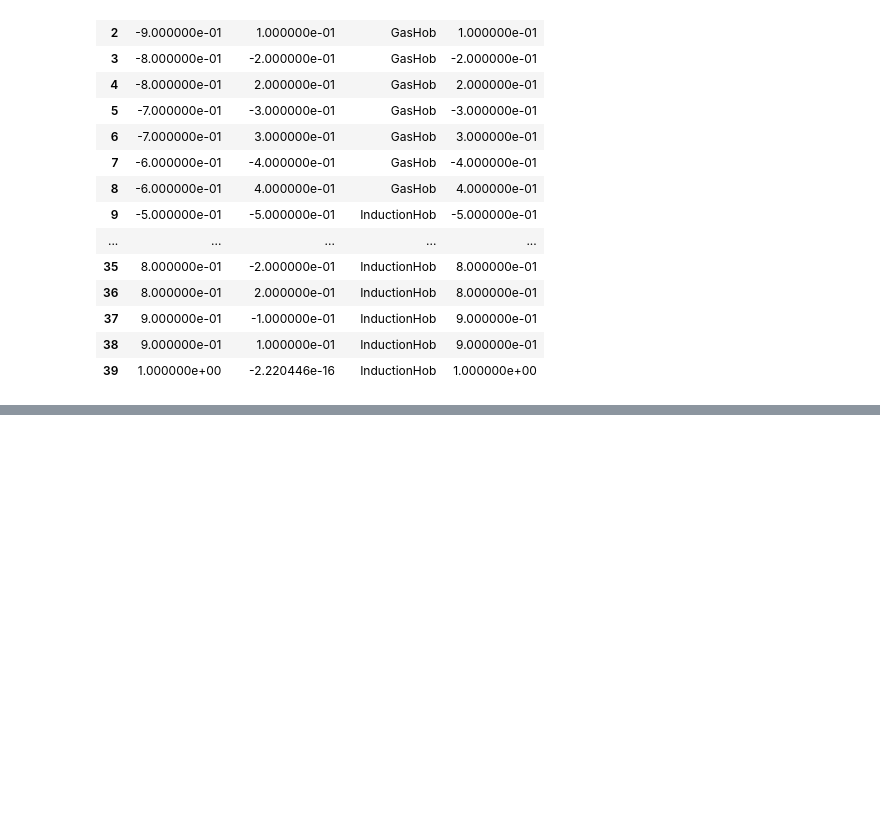
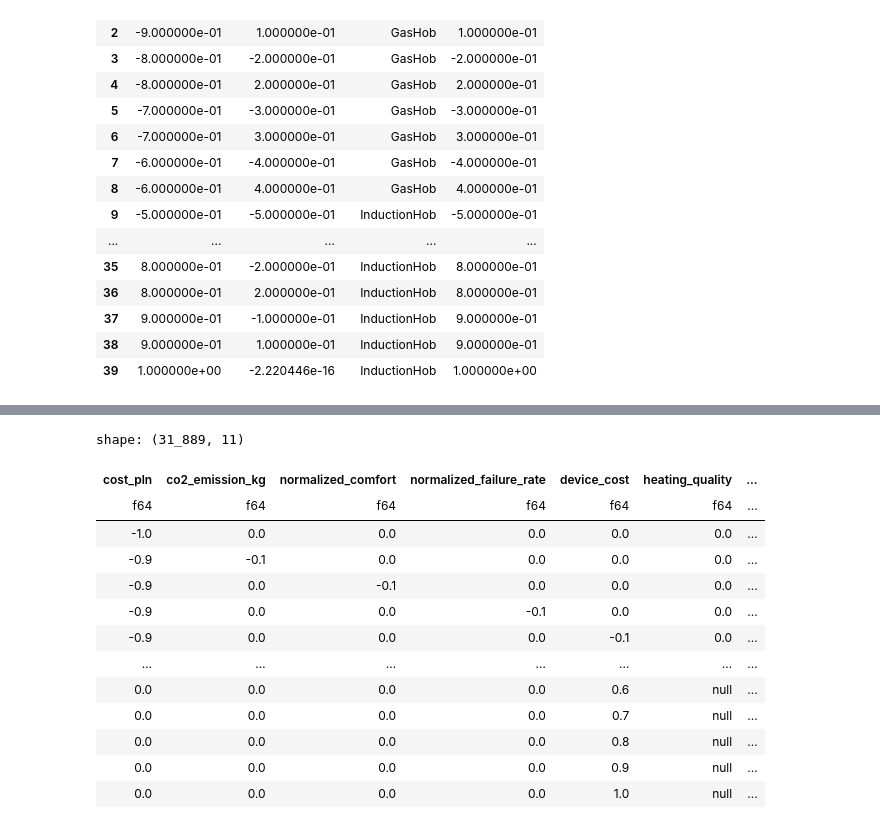
Before and after one commit to JSlusarek/Projekt-Dyplomowy-ISSI-Jan-lusarek-Kacper-Gruca, a Jupyter notebook: working_dir/code/simulator_prototype_JS.ipynb, the cells around one changed output, grey strips where cells are left out. Drawn from its saved outputs; the diff is of its cells as text; code cells hidden in the pictures; blank space fills up the shorter version.

```diff
--- a/working_dir/code/simulator_prototype_JS.ipynb
+++ b/working_dir/code/simulator_prototype_JS.ipynb
@@ -529,0 +544,35 @@ shape: (40, 4)
+# %%
+# Lista kolumn destymulant
+destymulanty = ["co2_emission_kg", "normalized_comfort", "normalized_failure_rate","cost_pln"]
+
+# Filtr: usuń wiersze z dodatnimi wartościami destymulant
+mask_destymulanty = pl.any_horizontal([pl.col(c) > 0 for c in destymulanty])
+
+# Filtr: usuń wiersze, gdzie unique_parameter (jeśli ustalony) ma wartość < 0
+# Sprawdzamy dla heating/cooling/... czy są unikalne i < 0
+quality_cols = ["heating_quality", "cooling_quality", "cooking_quality", "computing_quality"]
+
+# Maska: jeśli dana jakość jest jedyną nie-null i < 0, to usuń
+negative_stymulant_mask = pl.any_horizontal([
+    (pl.col(q).is_not_null() & (pl.col(q) < 0)) for q in quality_cols
+])
+
+# Zastosuj oba filtry
+df_filtered = df_merged.filter(~mask_destymulanty & ~negative_stymulant_mask)
+# %%
+df_filtered
+# %% [output]
+shape: (31_889, 11)
+| cost_pln | co2_emission_kg | normalized_comfort | normalized_failure_rate | device_cost | heating_quality | ... |
+| f64 | f64 | f64 | f64 | f64 | f64 | ... |
+| -1.0 | 0.0 | 0.0 | 0.0 | 0.0 | 0.0 | ... |
+| -0.9 | -0.1 | 0.0 | 0.0 | 0.0 | 0.0 | ... |
+| -0.9 | 0.0 | -0.1 | 0.0 | 0.0 | 0.0 | ... |
+| -0.9 | 0.0 | 0.0 | -0.1 | 0.0 | 0.0 | ... |
+| -0.9 | 0.0 | 0.0 | 0.0 | -0.1 | 0.0 | ... |
+| … | … | … | … | … | … | ... |
+| 0.0 | 0.0 | 0.0 | 0.0 | 0.6 | null | ... |
+| 0.0 | 0.0 | 0.0 | 0.0 | 0.7 | null | ... |
+| 0.0 | 0.0 | 0.0 | 0.0 | 0.8 | null | ... |
+| 0.0 | 0.0 | 0.0 | 0.0 | 0.9 | null | ... |
+| 0.0 | 0.0 | 0.0 | 0.0 | 1.0 | null | ... |
```
Also changed, not shown: parts of 22 cells of this notebook, 7 other files.
